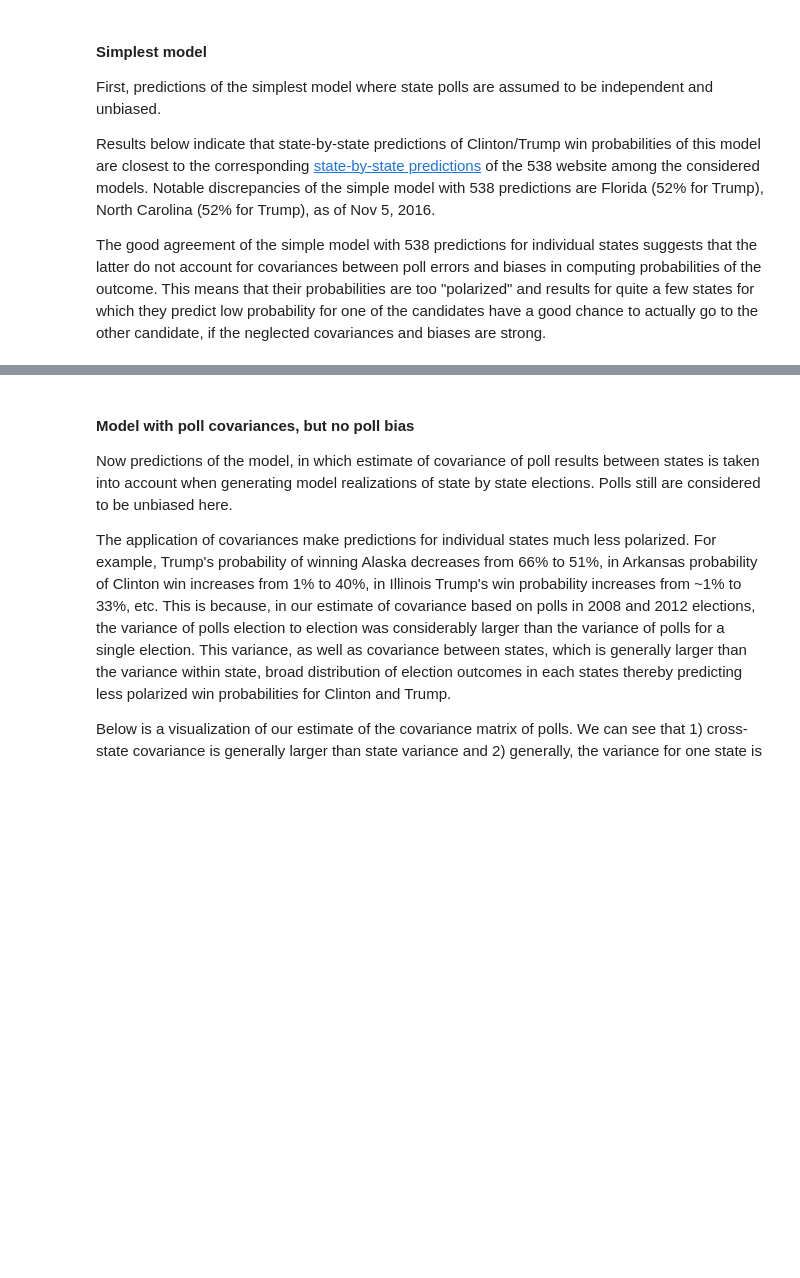
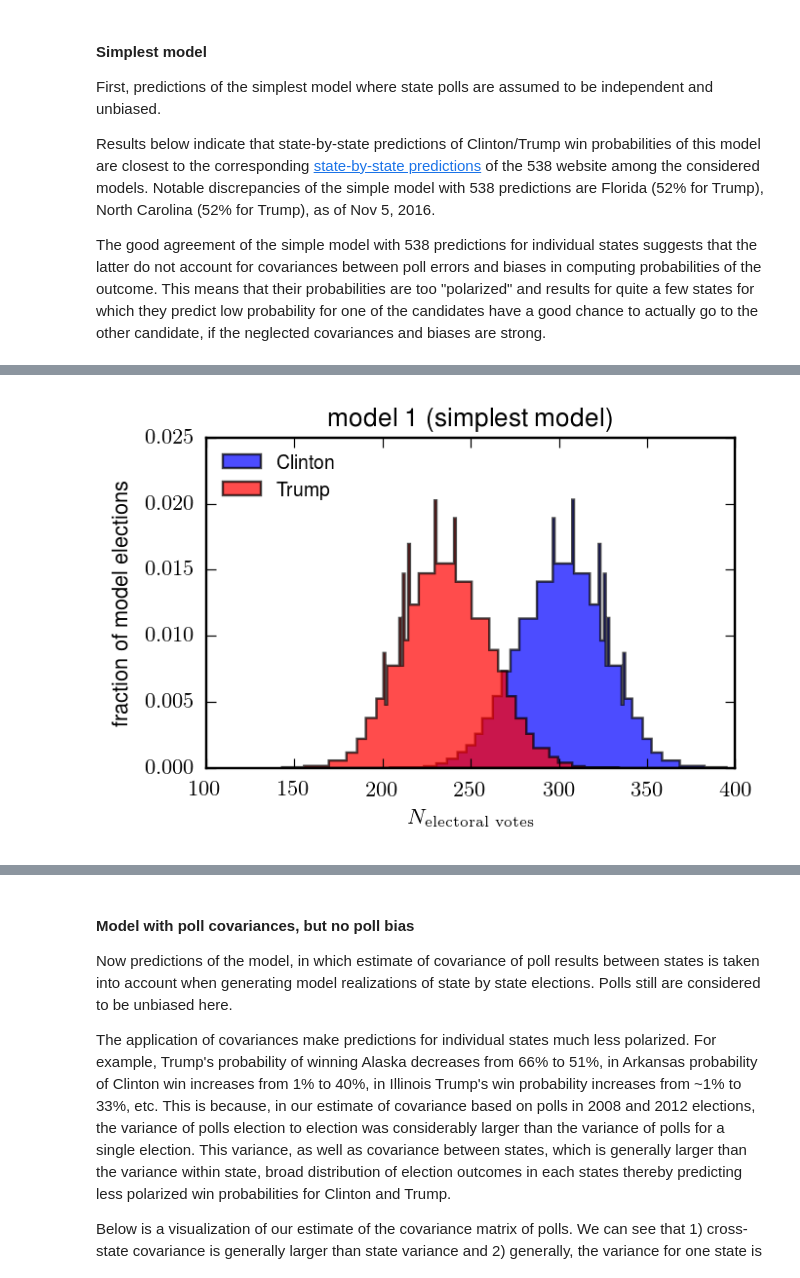
Before and after one commit to LucasBJ/notebooks, a Jupyter notebook: 161104_elections/elections.ipynb, the cells around one changed output, grey strips where cells are left out. Cells and saved outputs as stored; diff of their text form; code cells hidden in the pictures; blank space fills up the shorter version.

```diff
--- a/161104_elections/elections.ipynb
+++ b/161104_elections/elections.ipynb
@@ -124,28 +83,30 @@ def compute_state_covariance_matrix(states_electoral):
     rep_polls[:,0] -= rep_polls_ave; rep_polls[:,1] -= rep_polls_ave
     cov_dem = np.cov(dem_polls); cov_rep = np.cov(rep_polls)
 
-    #cov_dem_my = np.zeros_like(cov_dem)
-    #for i in range(nstates):
-    #    for j in range(nstates):
-    #        cov_dem_my[i,j] = (dem_polls[i,0]*dem_polls[j,0] + dem_polls[i,1]*dem_polls[j,1])
     # regularize empirical covariance matrix estimate
-    #shrinkage = 1.e-14 # small shrinkage parameter to make cov matrix positive semi-definite
-    #cov_dem = shrunk_covariance(cov_dem, shrinkage = shrinkage)
-    #cov_rep = shrunk_covariance(cov_dem, shrinkage = shrinkage)
     #cov_dem, shr_dem = ledoit_wolf(cov_dem)
     #cov_rep, shr_rep = ledoit_wolf(cov_rep)
     cov_dem, shr_dem = oas(cov_dem)
     cov_rep, shr_rep = oas(cov_rep)
-    #print "shrinkages:", shr_dem, shr_rep
+    corr_dem, corr_rep = np.zeros_like(cov_dem), np.zeros_like(cov_dem)
+    for i in range(nstates):
+        for j in range(nstates):
+            corr_dem[i,j] = cov_dem[i,j] / np.sqrt(cov_dem[i,i] * cov_dem[j,j])
+            corr_rep[i,j] = cov_rep[i,j] / np.sqrt(cov_rep[i,i] * cov_rep[j,j])
+
     # make sure that matrices are positive definite
     if not np.all(np.linalg.eigvals(cov_dem) > 0):
         raise Exception("cov_dem is not positive definite, try increasing shrinkage parameter")
     if not np.all(np.linalg.eigvals(cov_rep) > 0):
         raise Exception("cov_rep is not positive definite, try increasing shrinkage parameter")
+    if not np.all(np.linalg.eigvals(corr_dem) > 0):
+        raise Exception("corr_dem is not positive definite, try increasing shrinkage parameter")
+    if not np.all(np.linalg.eigvals(corr_rep) > 0):
+        raise Exception("corr_rep is not positive definite, try increasing shrinkage parameter")
 
-    return bias_dem, cov_dem, bias_rep, cov_rep
+    return bias_dem, cov_dem, corr_dem, bias_rep, cov_rep, corr_rep
 # %%
-bias_dem, cov_dem, bias_rep, cov_rep = compute_state_covariance_matrix(states_electoral)
+bias_dem, cov_dem, corr_dem, bias_rep, cov_rep, corr_rep = compute_state_covariance_matrix(states_electoral)
 
 def print_matrix(a):
     print "Matrix["+("%d" %a.shape[0])+"]["+("%d" %a.shape[1])+"]"
@@ -249,8 +244,11 @@ Results below indicate that state-by-state predictions of Clinton/Trump win prob
 The good agreement of the simple model with 538 predictions for individual states suggests that the latter do not account for covariances between poll errors and biases in computing probabilities of the outcome. This means that their probabilities are too "polarized" and results for quite a few states for which they predict low probability for one of the candidates have a good chance to actually go to the other candidate, if the neglected covariances and biases are strong.
 # %%
 poll_type = 'rawpoll'
-date_range = ['10-20-2016', '11-04-2016']
+date_range = ['10-20-2016', '11-07-2016']
 nsims = 20000
 kwargs = {}
-clinton_electoral_votes, trump_electoral_votes, johnson_electoral_votes, ndraws, clinton_vote_dist, trump_vote_dist = simulate_elections(poll_data, states_electoral,
-                                                                                             date_range, poll_type, nsims = nsims, **kwargs)
+
+simplest_model_results = simulate_elections(poll_data, states_electoral, date_range, poll_type, min_weight = 0.5, nsims = nsims, **kwargs)
+
+clinton_electoral_votes, trump_electoral_votes, johnson_electoral_votes = model_results[0], model_results[1], model_results[2]
+clinton_vote_dist, trump_vote_dist, johnson_vote_dist = model_results[3], model_results[4], model_results[5]
@@ -292,0 +255,3 @@ District of Columbia        1.00           0.00
+# %%
+model_name = r'model 1 (simplest model)'
+election_stats(model_name, simplest_model_results)
@@ -292,0 +266,4 @@ District of Columbia        1.00           0.00
+# %%
+plot_electoral_vote_distribution(model_name, simplest_model_results, htype='bayesian_blocks')
+# %% [output]
+[figure, added]
```
Also changed, not shown: parts of 47 cells of this notebook.
